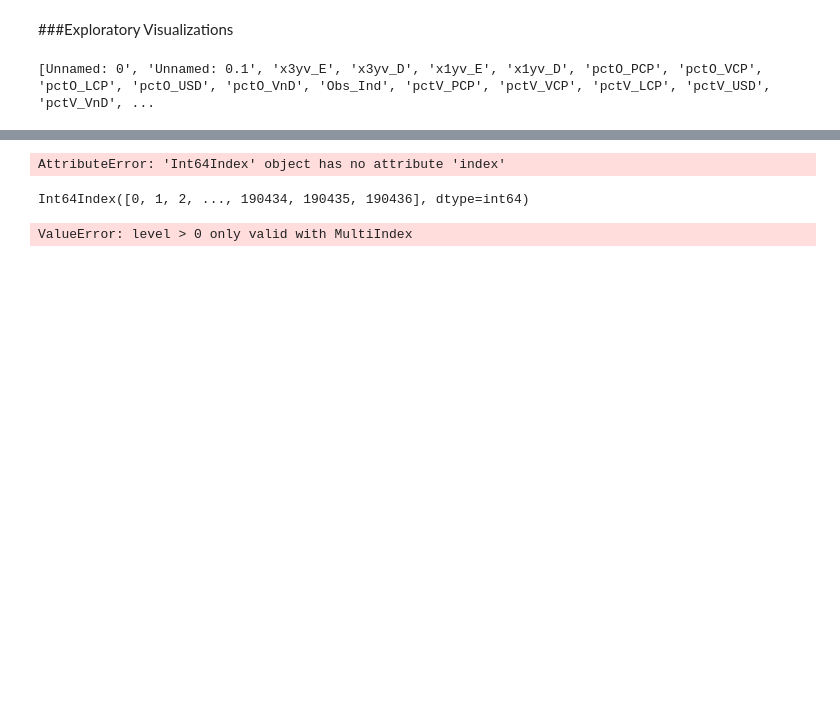
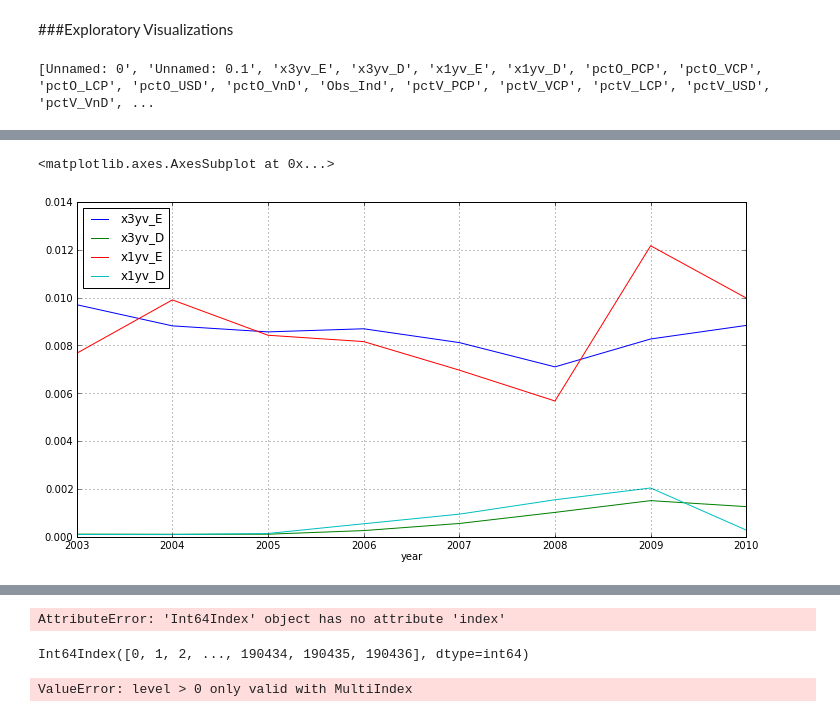
Before and after one commit to agconti/US_Dollar_Vehicle_Currency, a Jupyter notebook: Italian Trade/US_Dollar_Vehicle_Currency.ipynb, the cells around one changed output, grey strips where cells are left out. Cells and saved outputs as stored; diff of their text form; code cells hidden in the pictures; blank space fills up the shorter version.

Commit message:
added vol exchange rate plotting for top 20 trading partners

```diff
--- a/Italian Trade/US_Dollar_Vehicle_Currency.ipynb
+++ b/Italian Trade/US_Dollar_Vehicle_Currency.ipynb
@@ -70,3 +50,5 @@ dtypes: float64(89)
+# %%
+df.year = df.year.dropna().apply(lambda x: datetime(int(x),1,1))
 # %% [markdown]
 ###Exploratory Visualizations
 # %%
@@ -78,2 +78,2 @@ df.ix[:,['x3yv_E', 'x3yv_D', 'x1yv_E', 'x1yv_D']].groupby(df.year).apply(average
 # %%
-df.ix[:,['x3yv_E', 'x3yv_D', 'x1yv_E', 'x1yv_D','year']]
+grouped = df.ix[:,['x3yv_E', 'x3yv_D', 'x1yv_E', 'x1yv_D','year','xporter']].groupby(['year','xporter']).mean()
@@ -90,2 +79,0 @@ dtypes: float64(5)
-# %%
-grouped = df.ix[:,['x3yv_E', 'x3yv_D', 'x1yv_E', 'x1yv_D']].groupby(df.year).groupby(df.c
@@ -112,0 +95,6 @@ grouped
+# %%
+
+grouped.xs(46, level=1).plot()
+# %% [output]
+<matplotlib.axes.AxesSubplot at 0x...>
+[figure, added]
```
Also changed, not shown: parts of 15 cells of this notebook.
